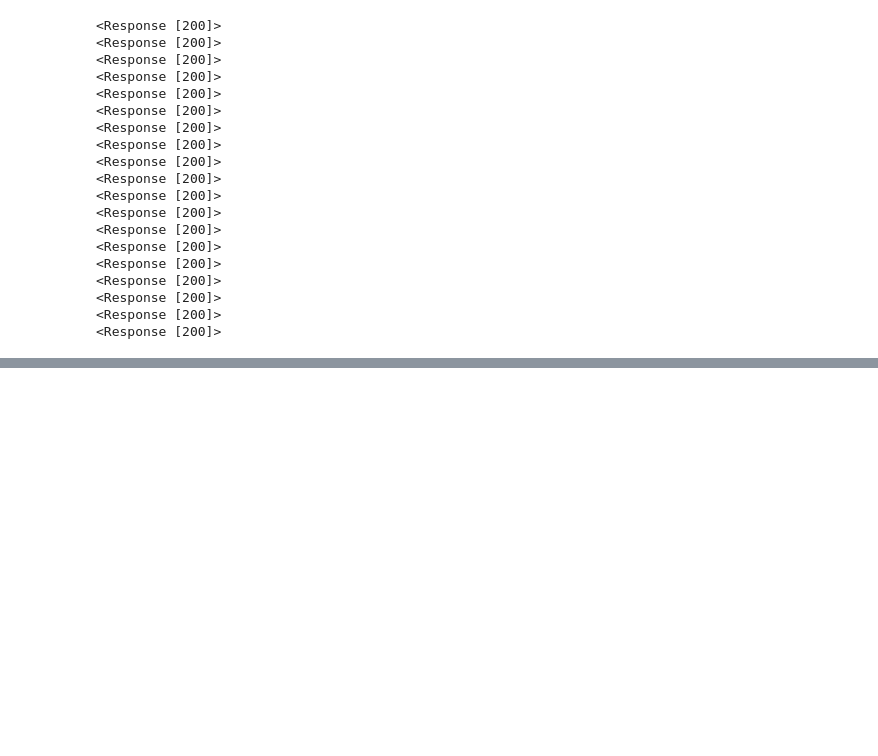
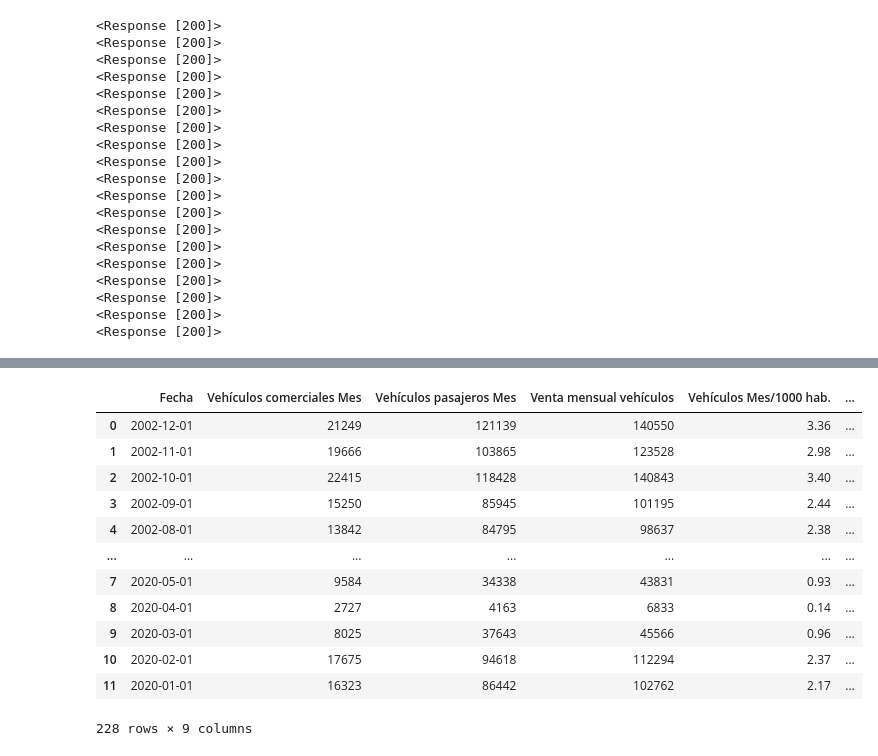
Before and after one commit to fdzvictor/Proyecto5, a Jupyter notebook: Notebooks/Scrap_histórico_matriculaciones.ipynb, the cells around one changed output, grey strips where cells are left out. Cells and saved outputs as stored; diff of their text form; code cells hidden in the pictures; blank space fills up the shorter version.

```diff
--- a/Notebooks/Scrap_histórico_matriculaciones.ipynb
+++ b/Notebooks/Scrap_histórico_matriculaciones.ipynb
@@ -87,3 +165,20 @@ df_datosmacro.head(15)
+# %%
+#Visualizamos que todo esté correcto en el DF antes de pasar a CSV
+df_datosmacro
+# %% [output]
+|  | Fecha | Vehículos comerciales Mes | Vehículos pasajeros Mes | Venta mensual vehículos | Vehículos Mes/1000 hab. | ... |
+| 0 | 2002-12-01 | 21249 | 121139 | 140550 | 3.36 | ... |
+| 1 | 2002-11-01 | 19666 | 103865 | 123528 | 2.98 | ... |
+| 2 | 2002-10-01 | 22415 | 118428 | 140843 | 3.40 | ... |
+| 3 | 2002-09-01 | 15250 | 85945 | 101195 | 2.44 | ... |
+| 4 | 2002-08-01 | 13842 | 84795 | 98637 | 2.38 | ... |
+| ... | ... | ... | ... | ... | ... | ... |
+| 7 | 2020-05-01 | 9584 | 34338 | 43831 | 0.93 | ... |
+| 8 | 2020-04-01 | 2727 | 4163 | 6833 | 0.14 | ... |
+| 9 | 2020-03-01 | 8025 | 37643 | 45566 | 0.96 | ... |
+| 10 | 2020-02-01 | 17675 | 94618 | 112294 | 2.37 | ... |
+| 11 | 2020-01-01 | 16323 | 86442 | 102762 | 2.17 | ... |
+228 rows × 9 columns
 # %%
 ruta_csv = "C:\\Users\\Víctor\\Desktop\\HACKIO\\Proyecto5\\Datos\\CSVs\\historico_matriculaciones.csv"
 
```
Also changed, not shown: parts of 9 cells of this notebook, 3 other files.
